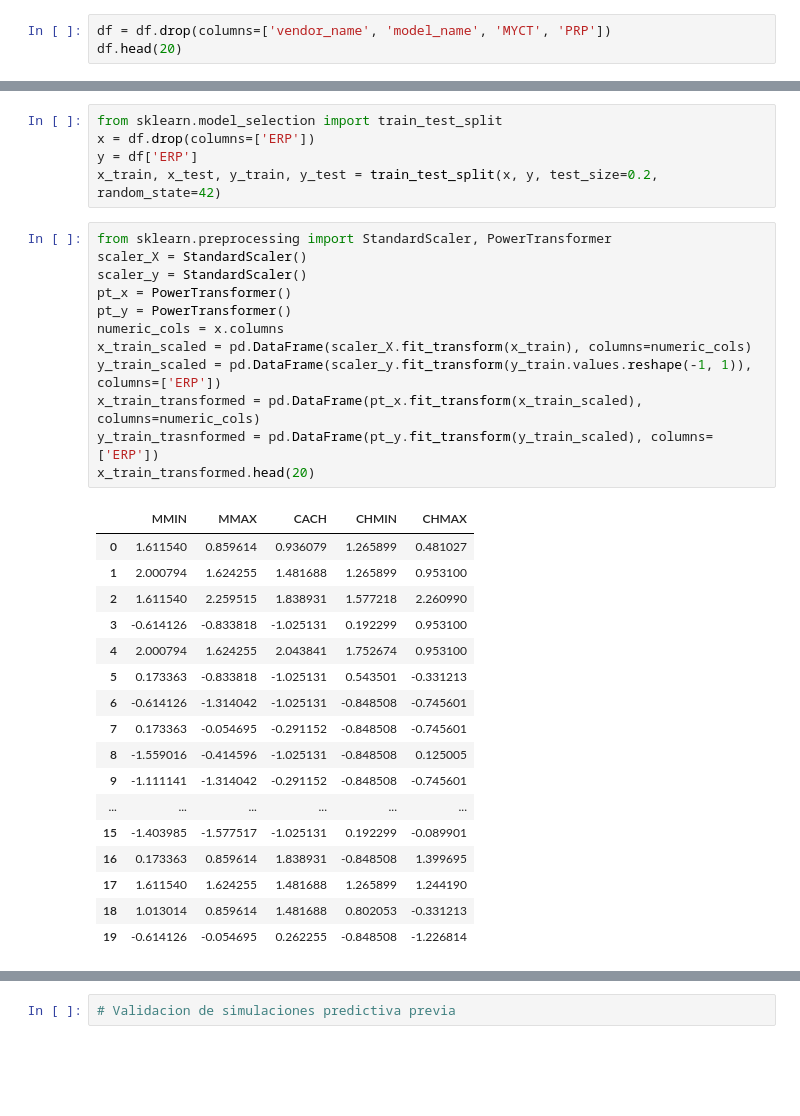
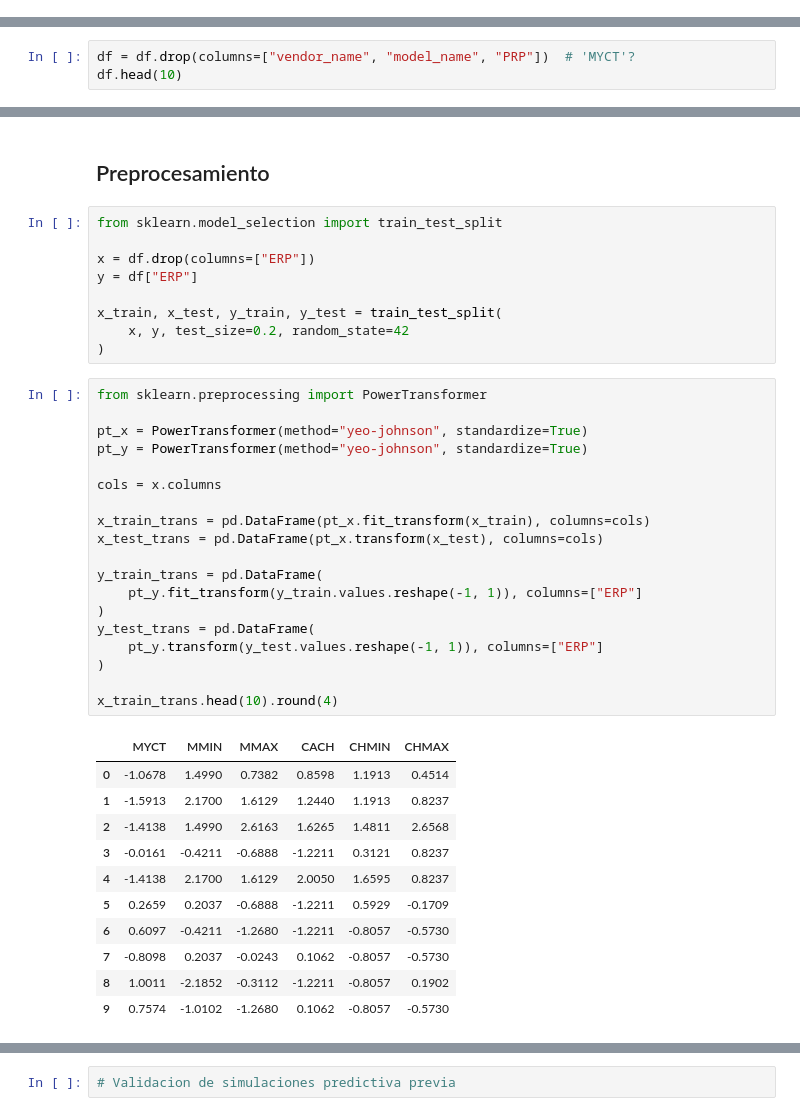
Before and after one commit to Toutl/computer-hardware-analysis, a Jupyter notebook: meb-project.ipynb, the cells around one changed output, grey strips where cells are left out. Cells and saved outputs as stored; diff of their text form; blank space fills up the shorter version.

```diff
--- a/meb-project.ipynb
+++ b/meb-project.ipynb
@@ -81,3 +75,0 @@ df.head(20)
-# %%
-df = df.drop(columns=['vendor_name', 'model_name', 'MYCT', 'PRP'])
-df.head(20)
@@ -101,0 +85,3 @@ df.head(20)
+# %%
+df = df.drop(columns=["vendor_name", "model_name", "PRP"])  # 'MYCT'?
+df.head(10)
@@ -150,36 +154,43 @@ plt.show()
+# %% [markdown]
+## Preprocesamiento
 # %%
 from sklearn.model_selection import train_test_split
-x = df.drop(columns=['ERP'])
-y = df['ERP']
-x_train, x_test, y_train, y_test = train_test_split(x, y, test_size=0.2, random_state=42)
+
+x = df.drop(columns=["ERP"])
+y = df["ERP"]
+
+x_train, x_test, y_train, y_test = train_test_split(
+    x, y, test_size=0.2, random_state=42
+)
 # %%
-from sklearn.preprocessing import StandardScaler, PowerTransformer
-scaler_X = StandardScaler()
-scaler_y = StandardScaler()
-pt_x = PowerTransformer()
-pt_y = PowerTransformer()
-numeric_cols = x.columns
-x_train_scaled = pd.DataFrame(scaler_X.fit_transform(x_train), columns=numeric_cols)
-y_train_scaled = pd.DataFrame(scaler_y.fit_transform(y_train.values.reshape(-1, 1)), columns=['ERP'])
-x_train_transformed = pd.DataFrame(pt_x.fit_transform(x_train_scaled), columns=numeric_cols)
-y_train_trasnformed = pd.DataFrame(pt_y.fit_transform(y_train_scaled), columns=['ERP'])
-x_train_transformed.head(20)
+from sklearn.preprocessing import PowerTransformer
+
+pt_x = PowerTransformer(method="yeo-johnson", standardize=True)
+pt_y = PowerTransformer(method="yeo-johnson", standardize=True)
+
+cols = x.columns
+
+x_train_trans = pd.DataFrame(pt_x.fit_transform(x_train), columns=cols)
+x_test_trans = pd.DataFrame(pt_x.transform(x_test), columns=cols)
+
+y_train_trans = pd.DataFrame(
+    pt_y.fit_transform(y_train.values.reshape(-1, 1)), columns=["ERP"]
+)
+y_test_trans = pd.DataFrame(
+    pt_y.transform(y_test.values.reshape(-1, 1)), columns=["ERP"]
+)
+
+x_train_trans.head(10).round(4)
 # %% [output]
-|  | MMIN | MMAX | CACH | CHMIN | CHMAX |
-| 0 | 1.611540 | 0.859614 | 0.936079 | 1.265899 | 0.481027 |
-| 1 | 2.000794 | 1.624255 | 1.481688 | 1.265899 | 0.953100 |
-| 2 | 1.611540 | 2.259515 | 1.838931 | 1.577218 | 2.260990 |
-| 3 | -0.614126 | -0.833818 | -1.025131 | 0.192299 | 0.953100 |
-| 4 | 2.000794 | 1.624255 | 2.043841 | 1.752674 | 0.953100 |
-| 5 | 0.173363 | -0.833818 | -1.025131 | 0.543501 | -0.331213 |
-| 6 | -0.614126 | -1.314042 | -1.025131 | -0.848508 | -0.745601 |
-| 7 | 0.173363 | -0.054695 | -0.291152 | -0.848508 | -0.745601 |
-| 8 | -1.559016 | -0.414596 | -1.025131 | -0.848508 | 0.125005 |
-| 9 | -1.111141 | -1.314042 | -0.291152 | -0.848508 | -0.745601 |
-| ... | ... | ... | ... | ... | ... |
-| 15 | -1.403985 | -1.577517 | -1.025131 | 0.192299 | -0.089901 |
-| 16 | 0.173363 | 0.859614 | 1.838931 | -0.848508 | 1.399695 |
-| 17 | 1.611540 | 1.624255 | 1.481688 | 1.265899 | 1.244190 |
-| 18 | 1.013014 | 0.859614 | 1.481688 | 0.802053 | -0.331213 |
-| 19 | -0.614126 | -0.054695 | 0.262255 | -0.848508 | -1.226814 |
+|  | MYCT | MMIN | MMAX | CACH | CHMIN | CHMAX |
+| 0 | -1.0678 | 1.4990 | 0.7382 | 0.8598 | 1.1913 | 0.4514 |
+| 1 | -1.5913 | 2.1700 | 1.6129 | 1.2440 | 1.1913 | 0.8237 |
+| 2 | -1.4138 | 1.4990 | 2.6163 | 1.6265 | 1.4811 | 2.6568 |
+| 3 | -0.0161 | -0.4211 | -0.6888 | -1.2211 | 0.3121 | 0.8237 |
+| 4 | -1.4138 | 2.1700 | 1.6129 | 2.0050 | 1.6595 | 0.8237 |
+| 5 | 0.2659 | 0.2037 | -0.6888 | -1.2211 | 0.5929 | -0.1709 |
+| 6 | 0.6097 | -0.4211 | -1.2680 | -1.2211 | -0.8057 | -0.5730 |
+| 7 | -0.8098 | 0.2037 | -0.0243 | 0.1062 | -0.8057 | -0.5730 |
+| 8 | 1.0011 | -2.1852 | -0.3112 | -1.2211 | -0.8057 | 0.1902 |
+| 9 | 0.7574 | -1.0102 | -1.2680 | 0.1062 | -0.8057 | -0.5730 |
 # %%
```
Also changed, not shown: parts of 47 cells of this notebook, 5 other files.
